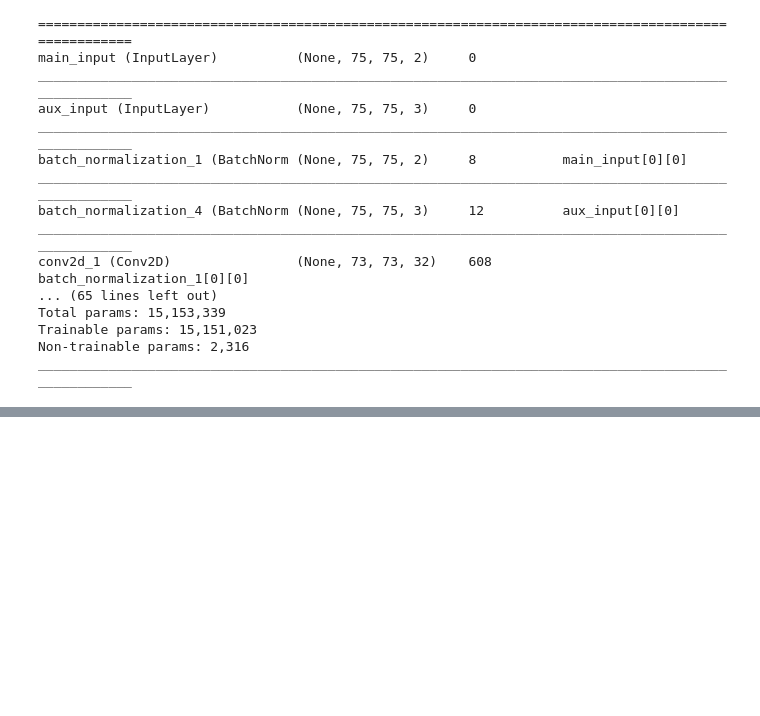
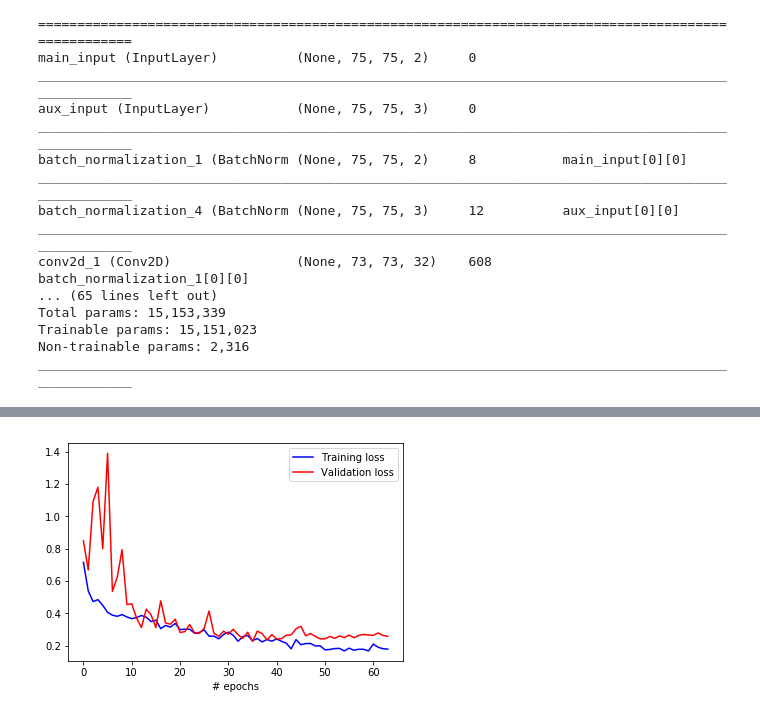
Before and after one commit to MarekKZielinski/Statoil-C-CORE-Iceberg-Classifier-Challenge, a Jupyter notebook: Iceberg-notebook.ipynb, the cells around one changed output, grey strips where cells are left out. Cells and saved outputs as stored; diff of their text form; code cells hidden in the pictures; blank space fills up the shorter version.

```diff
--- a/Iceberg-notebook.ipynb
+++ b/Iceberg-notebook.ipynb
@@ -455,0 +456,8 @@ model_f.load_weights(model_path + model_code + '.model_weights.hdf5')
+# %%
+plt.plot(H.history['loss'], color="b", label='Training loss')
+plt.plot(H.history['val_loss'], color="r", label='Validation loss')
+plt.legend()
+plt.xlabel('# epochs')
+plt.show()
+# %% [output]
+[figure, added]
```
Also changed, not shown: parts of 36 cells of this notebook, 2 other files.
